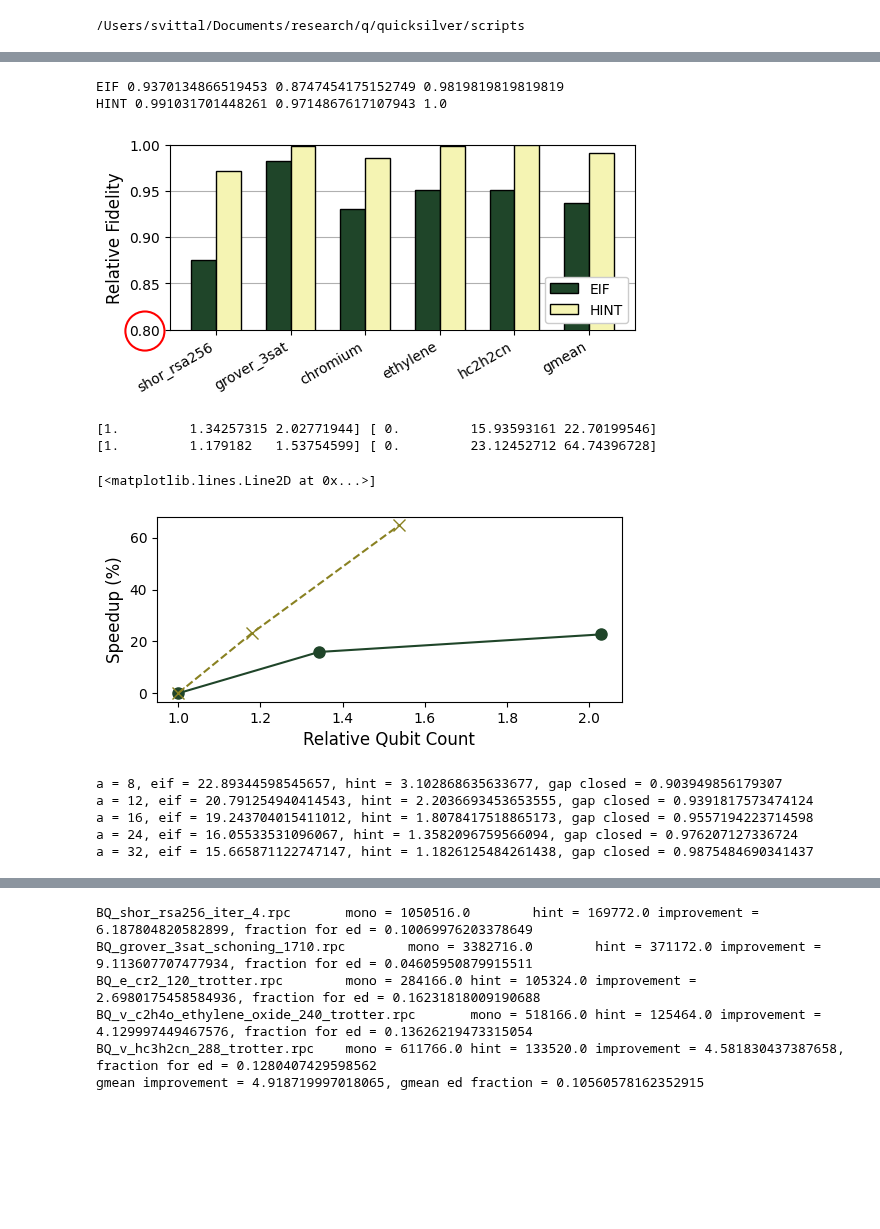
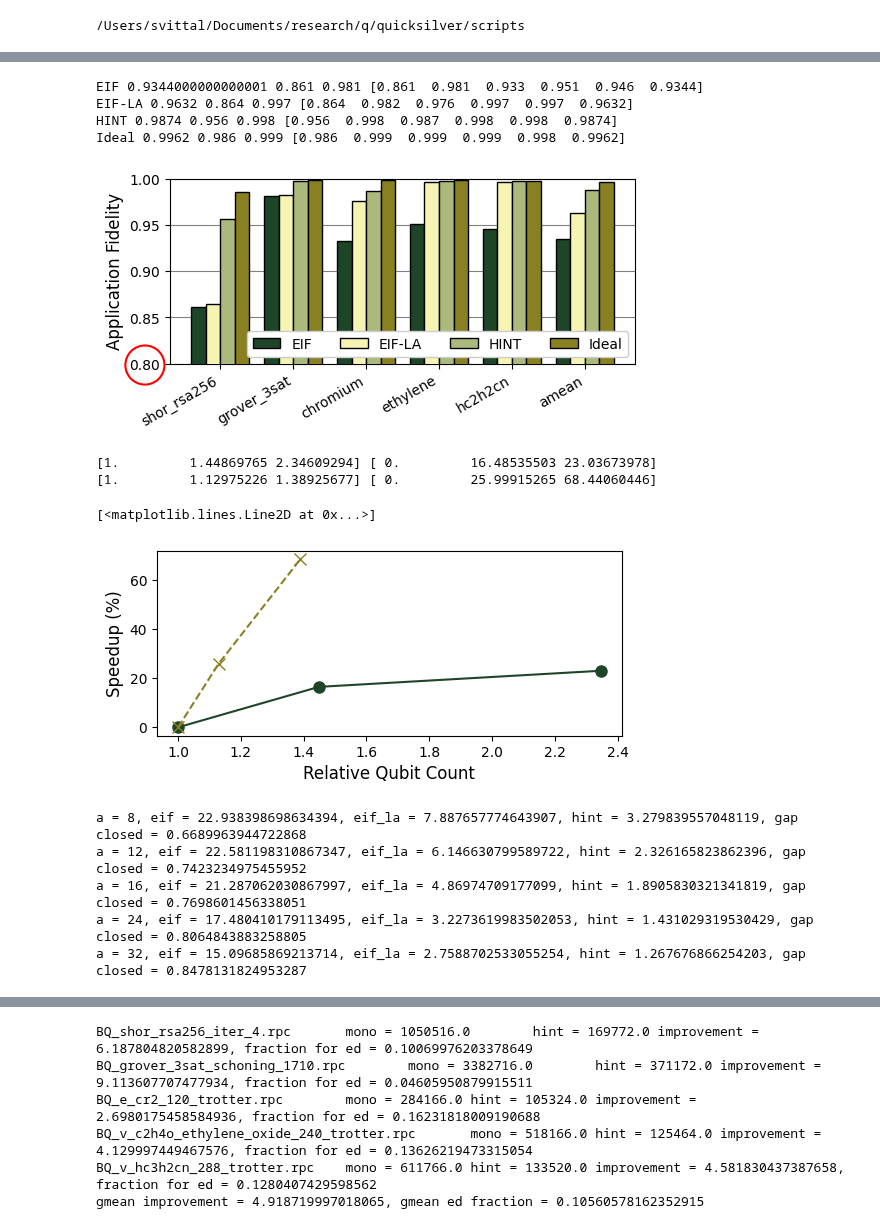
Before and after one commit to suhaskvittal/quicksilver, a Jupyter notebook: scripts/plotting.ipynb, the cells around one changed output, grey strips where cells are left out. Drawn from its saved outputs; the diff is of its cells as text; code cells hidden in the pictures; blank space fills up the shorter version.

Commit message:
fixed bug in fixed_point + plots for RDR

```diff
--- a/scripts/plotting.ipynb
+++ b/scripts/plotting.ipynb
@@ -137,19 +137,19 @@ def plot_stat(ax,
 
     workload_x_ticks = benchmark_x + (policy_count-1)/2 * width
     ax.set_xticks(workload_x_ticks, benchmark_ticks, rotation=30, ha='right', fontsize=10)
-    ax.grid(visible=True, axis='y', zorder=0)
+    ax.grid(axis='y', zorder=0, color='gray')
     if policy_count > 1:
         ax.legend(fontsize=10, ncols=legend_ncols)
 # %%
-PLOT_FOLDER = '../../../writing/disaggregated_memory_systems/figures'
+PLOT_FOLDER = 'plots/hint'#'../../../writing/disaggregated_memory_systems/figures'
 STATS_FOLDER = '../out/hint_isca2026'
-BENCHMARKS = ['BQ_shor_rsa256_iter_4.rpc',
-              'BQ_grover_3sat_schoning_1710.rpc',
-              'BQ_e_cr2_120_trotter.rpc',
-              'BQ_v_c2h4o_ethylene_oxide_240_trotter.rpc',
-              'BQ_v_hc3h2cn_288_trotter.rpc']
+BENCHMARKS = ['BQ_shor_rsa256_iter_4',
+              'BQ_grover_3sat_schoning_1710',
+              'BQ_e_cr2_120_trotter',
+              'BQ_v_c2h4o_ethylene_oxide_240_trotter',
+              'BQ_v_hc3h2cn_288_trotter']
 TICKS = ['shor_rsa256', 'grover_3sat', 'chromium', 'ethylene', 'hc2h2cn']
-VERSION=2
+VERSION=3
 # %%
 '''
     HINT PLOT SLOWDOWN FOR BASELINE CONFIGURATION
@@ -231,35 +332,38 @@ HINT 789.4694000000001 34.628 1227.063 [1227.063   996.627    34.628   796.08
 # %%
 '''
     HINT APPLICATION FIDELITY COMPARISON
 '''
 
 baseline = aggregate_stats_by_policy(f'{STATS_FOLDER}/simulation_results/baseline_a12')
 eif = aggregate_stats_by_policy(f'{STATS_FOLDER}/simulation_results/eif_a12')
+eif_la = aggregate_stats_by_policy(f'{STATS_FOLDER}/simulation_results/eif_la_a12')
 hint = aggregate_stats_by_policy(f'{STATS_FOLDER}/simulation_results/hint_a12')
 
 # EIF and HINT vs baseline -----------------------
 
 fig, ax = plt.subplots()
 fig.set_size_inches(6.0,2.4)
 plot_stat(ax, BENCHMARKS, TICKS,
-              ['EIF', 'HINT', 'Ideal'], [eif,hint,baseline], [C1, C2, C3],  # legend, configs, colors
+              ['EIF', 'EIF-LA', 'HINT', 'Ideal'], [eif,eif_la,hint,baseline], [C1, C2, C3, C4],  # legend, configs, colors
               'CLIENT_0_FIDELITY/OVERALL', # stat_key
-              'Relative Fidelity',
+              'Application Fidelity',
               ylim=[0.8,1.0],
             #  show_percentage=True,
-              normalize_results_to_policy='Ideal',
-              mean_type='gmean'
+           #   normalize_results_to_policy='Ideal',
+              mean_type='amean'
               )
-ax.legend(loc='lower right', framealpha=1.0)
+ax.legend(loc='lower right', framealpha=1.0, ncols=4)
 for label in ax.get_yticklabels():
     if label.get_text() in ('0.80'):
         label.set_bbox(dict(boxstyle='circle,pad=0.3', facecolor='none', edgecolor='red', linewidth=1.5))
         break
 plt.savefig(f'{PLOT_FOLDER}/v{VERSION}_hint_fidelity.pdf', bbox_inches='tight')
 # %% [output]
-EIF 0.9370134866519453 0.8747454175152749 0.9819819819819819
-HINT 0.991031701448261 0.9714867617107943 1.0
+EIF 0.9344000000000001 0.861 0.981 [0.861  0.981  0.933  0.951  0.946  0.9344]
+EIF-LA 0.9632 0.864 0.997 [0.864  0.982  0.976  0.997  0.997  0.9632]
+HINT 0.9874 0.956 0.998 [0.956  0.998  0.987  0.998  0.998  0.9874]
+Ideal 0.9962 0.986 0.999 [0.986  0.999  0.999  0.999  0.998  0.9962]
-[figure, old version]
+[figure, new version]
 # %%
 '''
     HINT PERFORMANCE/QUBIT SENSITIVITY
@@ -322,10 +426,10 @@ for a in [12, 16, 24]:
 print(np.array(X_a), np.array(Y_a))
 ax.plot(X_a, Y_a, 'x--', color=C4, ms=8)
 # %% [output]
-[1.         1.34257315 2.02771944] [ 0.         15.93593161 22.70199546]
-[1.         1.179182   1.53754599] [ 0.         23.12452712 64.74396728]
+[1.         1.44869765 2.34609294] [ 0.         16.48535503 23.03673978]
+[1.         1.12975226 1.38925677] [ 0.         25.99915265 68.44060446]
 [<matplotlib.lines.Line2D at 0x...>]
-[figure, old version]
+[figure, new version]
 # %%
 '''
     HINT compute subsystem capacity sensitivity
@@ -334,25 +438,29 @@ ax.plot(X_a, Y_a, 'x--', color=C4, ms=8)
 for a in [8, 12, 16, 24, 32]:
     baseline = aggregate_stats_by_policy(f'{STATS_FOLDER}/simulation_results/baseline_a{a}')
     eif = aggregate_stats_by_policy(f'{STATS_FOLDER}/simulation_results/eif_a{a}')
+    eif_la = aggregate_stats_by_policy(f'{STATS_FOLDER}/simulation_results/eif_la_a{a}')
     hint = aggregate_stats_by_policy(f'{STATS_FOLDER}/simulation_results/hint_a{a}')
-    Y_eif, Y_hint = [], []
+    Y_eif, Y_eif_la, Y_hint = [], [], []
     for b in BENCHMARKS:
         b_kips = float(_nested_dict_access(baseline[b], 'CLIENT 0/KIPS'))
         eif_kips = float(_nested_dict_access(eif[b], 'CLIENT 0/KIPS'))
+        eif_la_kips = float(_nested_dict_access(eif_la[b], 'CLIENT 0/KIPS'))
         hint_kips = float(_nested_dict_access(hint[b], 'CLIENT 0/KIPS'))
 
         Y_eif.append(b_kips/eif_kips)
+        Y_eif_la.append(b_kips/eif_la_kips)
         Y_hint.append(b_kips/hint_kips)
     eif_slowdown = sp.stats.gmean(Y_eif)
+    eif_la_slowdown = sp.stats.gmean(Y_eif_la)
     hint_slowdown = sp.stats.gmean(Y_hint)
-    gap_closed = 1 - (hint_slowdown-1)/(eif_slowdown-1)
-    print(f'a = {a}, eif = {eif_slowdown}, hint = {hint_slowdown}, gap closed = {gap_closed}')
+    gap_closed = 1 - (hint_slowdown-1)/(eif_la_slowdown-1)
+    print(f'a = {a}, eif = {eif_slowdown}, eif_la = {eif_la_slowdown}, hint = {hint_slowdown}, gap closed = {gap_closed}')
 # %% [output]
-a = 8, eif = 22.89344598545657, hint = 3.102868635633677, gap closed = 0.903949856179307
-a = 12, eif = 20.791254940414543, hint = 2.2036693453653555, gap closed = 0.9391817573474124
-a = 16, eif = 19.243704015411012, hint = 1.8078417518865173, gap closed = 0.9557194223714598
-a = 24, eif = 16.05533531096067, hint = 1.3582096759566094, gap closed = 0.976207127336724
-a = 32, eif = 15.665871122747147, hint = 1.1826125484261438, gap closed = 0.9875484690341437
+a = 8, eif = 22.938398698634394, eif_la = 7.887657774643907, hint = 3.279839557048119, gap closed = 0.6689963944722868
+a = 12, eif = 22.581198310867347, eif_la = 6.146630799589722, hint = 2.326165823862396, gap closed = 0.7423234975455952
+a = 16, eif = 21.287062030867997, eif_la = 4.86974709177099, hint = 1.8905830321341819, gap closed = 0.7698601456338051
+a = 24, eif = 17.480410179113495, eif_la = 3.2273619983502053, hint = 1.431029319530429, gap closed = 0.8064843883258805
+a = 32, eif = 15.09685869213714, eif_la = 2.7588702533055254, hint = 1.267676866254203, gap closed = 0.8478131824953287
 # %%
 '''
     HINT memory subsystem sensitivity
```
Also changed, not shown: parts of 6 cells of this notebook, 11 other files.
